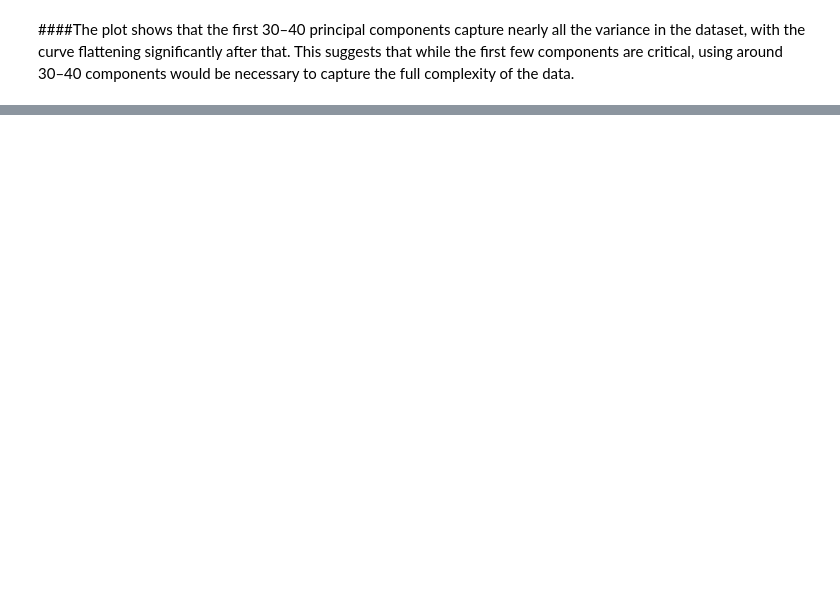
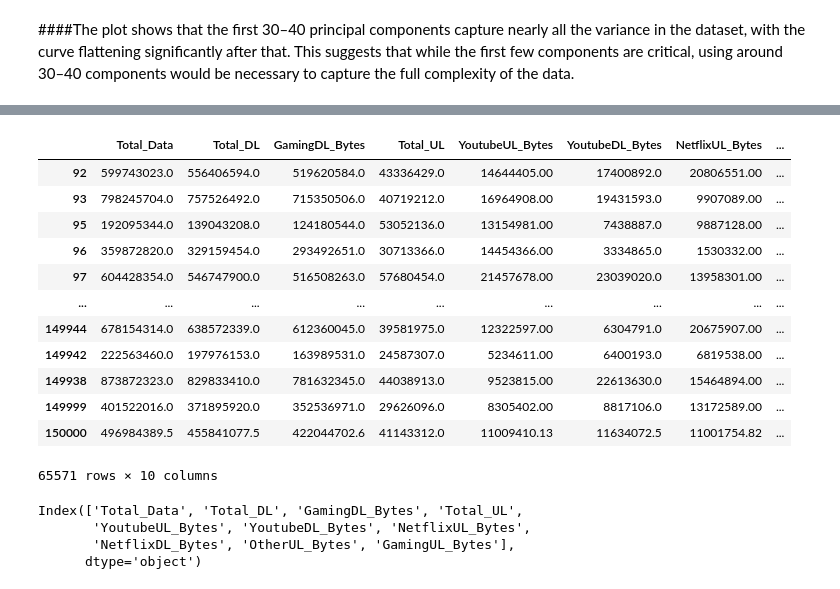
Before and after one commit to santoshdhalwalkar/Telecommunication, a Jupyter notebook: Telecommunication.ipynb, the cells around one changed output, grey strips where cells are left out. Saved outputs shown, nothing was run; the diff lists cells and outputs as text; code cells hidden in the pictures; blank space fills up the shorter version.

```diff
--- a/Telecommunication.ipynb
+++ b/Telecommunication.ipynb
@@ -904,0 +991,51 @@ df.to_csv("/content/drive/MyDrive/tele_cleandata.csv")
+# %%
+from sklearn.ensemble import RandomForestClassifier
+
+# Assuming the last column is the target variable (modify as needed)
+X = df.iloc[:, :-1]  # Features
+y = df.iloc[:, -1]   # Target
+
+# Fit a RandomForestClassifier to identify important features
+model = RandomForestClassifier()
+model.fit(X, y)
+
+# Get feature importances
+importances = model.feature_importances_
+
+# Create a DataFrame to hold feature names and their importance
+feature_importance_df = pd.DataFrame({'Feature': X.columns, 'Importance': importances})
+
+# Sort features by importance
+feature_importance_df = feature_importance_df.sort_values(by='Importance', ascending=False)
+
+# Select top N important features (for example, top 10)
+top_features = feature_importance_df['Feature'].head(10).tolist()
+
+# Filter the DataFrame to retain only the top important features
+df_new = df[top_features]
+
+# Save the modified DataFrame back to a CSV file
+df_new.to_csv('/content/drive/MyDrive/modified_newtele.csv', index=False)
+# %%
+df_new
+# %% [output]
+|  | Total_Data | Total_DL | GamingDL_Bytes | Total_UL | YoutubeUL_Bytes | YoutubeDL_Bytes | NetflixUL_Bytes | ... |
+| 92 | 599743023.0 | 556406594.0 | 519620584.0 | 43336429.0 | 14644405.00 | 17400892.0 | 20806551.00 | ... |
+| 93 | 798245704.0 | 757526492.0 | 715350506.0 | 40719212.0 | 16964908.00 | 19431593.0 | 9907089.00 | ... |
+| 95 | 192095344.0 | 139043208.0 | 124180544.0 | 53052136.0 | 13154981.00 | 7438887.0 | 9887128.00 | ... |
+| 96 | 359872820.0 | 329159454.0 | 293492651.0 | 30713366.0 | 14454366.00 | 3334865.0 | 1530332.00 | ... |
+| 97 | 604428354.0 | 546747900.0 | 516508263.0 | 57680454.0 | 21457678.00 | 23039020.0 | 13958301.00 | ... |
+| ... | ... | ... | ... | ... | ... | ... | ... | ... |
+| 149944 | 678154314.0 | 638572339.0 | 612360045.0 | 39581975.0 | 12322597.00 | 6304791.0 | 20675907.00 | ... |
+| 149942 | 222563460.0 | 197976153.0 | 163989531.0 | 24587307.0 | 5234611.00 | 6400193.0 | 6819538.00 | ... |
+| 149938 | 873872323.0 | 829833410.0 | 781632345.0 | 44038913.0 | 9523815.00 | 22613630.0 | 15464894.00 | ... |
+| 149999 | 401522016.0 | 371895920.0 | 352536971.0 | 29626096.0 | 8305402.00 | 8817106.0 | 13172589.00 | ... |
+| 150000 | 496984389.5 | 455841077.5 | 422044702.6 | 41143312.0 | 11009410.13 | 11634072.5 | 11001754.82 | ... |
+65571 rows × 10 columns
+# %%
+df_new.columns
+# %% [output]
+Index(['Total_Data', 'Total_DL', 'GamingDL_Bytes', 'Total_UL',
+       'YoutubeUL_Bytes', 'YoutubeDL_Bytes', 'NetflixUL_Bytes',
+       'NetflixDL_Bytes', 'OtherUL_Bytes', 'GamingUL_Bytes'],
+      dtype='object')
```
Also changed, not shown: parts of 12 cells of this notebook.
